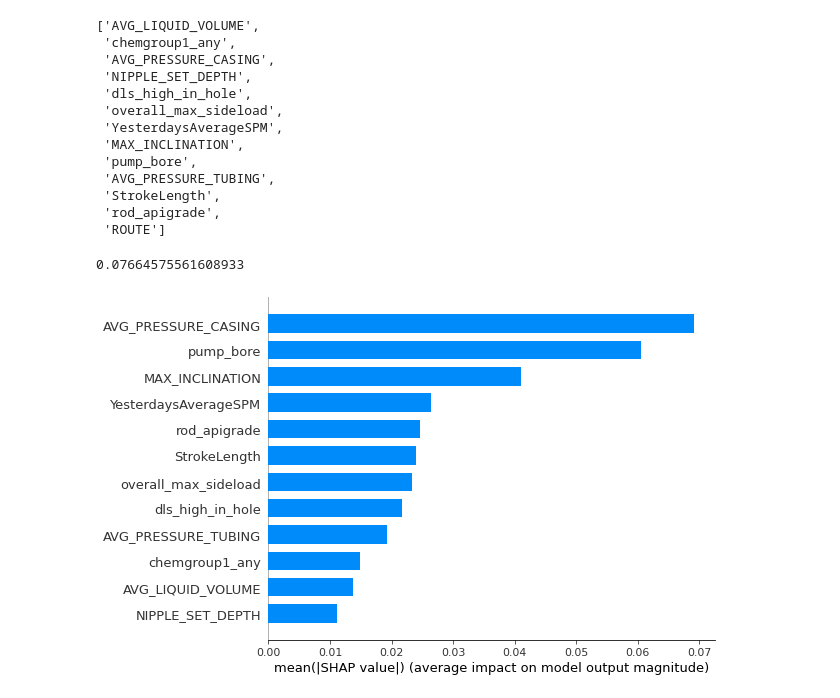
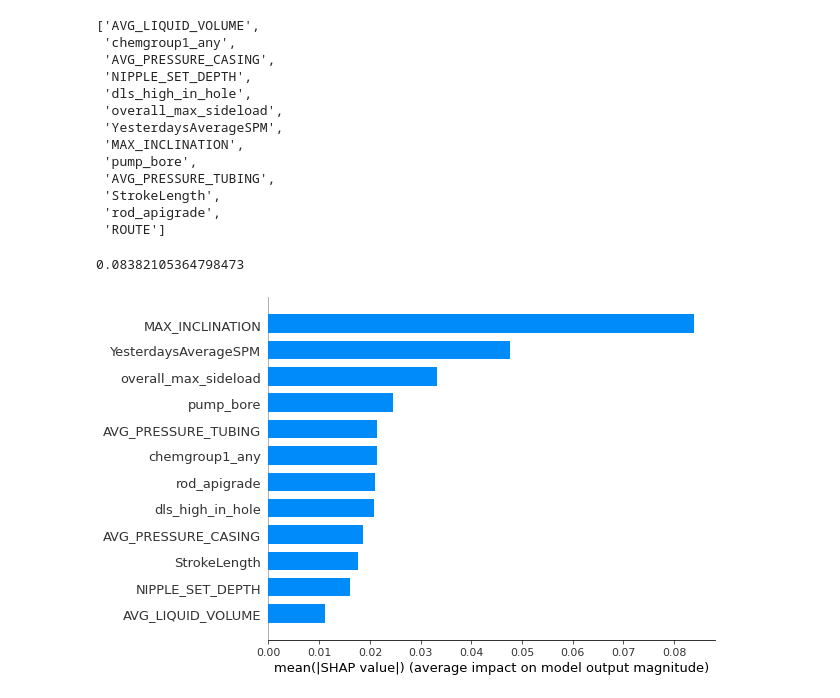
Before and after one commit to alimodak/Ali-Modak_Rod-Pump, a Jupyter notebook: Jupyter/mvp3/Random Forest Reduced With SHAP.ipynb, the cells around one changed output. Drawn from its saved outputs; the diff is of its cells as text; code cells hidden in the pictures.

Commit message:
shap updated

```diff
--- a/Jupyter/mvp3/Random Forest Reduced With SHAP.ipynb
+++ b/Jupyter/mvp3/Random Forest Reduced With SHAP.ipynb
@@ -17,11 +17,11 @@ raw_data = data_cleaning.load('null_transformed')
 test_columns = ['AVG_LIQUID_VOLUME', 'chemgroup1_any', 'AVG_PRESSURE_CASING', 'NIPPLE_SET_DEPTH', 'dls_high_in_hole', 'overall_max_sideload', 'YesterdaysAverageSPM', 'MAX_INCLINATION', 'pump_bore', 'AVG_PRESSURE_TUBING', 'StrokeLength', 'rod_apigrade', 'ROUTE']
 
 
-full_data = data_cleaning.generate_candidate_dataset(raw_data, .4, .4,5)
+full_data = data_cleaning.impute_values(raw_data, .4, .4)
 balanced_data = data_cleaning.balance(full_data)
 
-# full_data = data_cleaning.impute_values(full_data, 5)
-# balanced_data = data_cleaning.impute_values(balanced_data, 5)
+full_data = data_cleaning.impute_values(full_data, 5)
+balanced_data = data_cleaning.impute_values(balanced_data, 5)
 
 
 
@@ -210,12 +214,12 @@ data_cleaning.features(test_columns)
 abs(shap_values[2][:,7]).mean()
 # the value below agreeswith the summary plot below!
 # %% [output]
-0.07664575561608933
+0.08382105364798473
 # %%
-shap.summary_plot(shap_values[0],
+shap.summary_plot(shap_values[2],
                   X_test,
                   max_display=15,
                   feature_names = data_cleaning.features(test_columns),
                   plot_type='bar')
 # %% [output]
-[figure, old version]
+[figure, new version]
```
Also changed, not shown: parts of 4 cells of this notebook, 4 other files.
